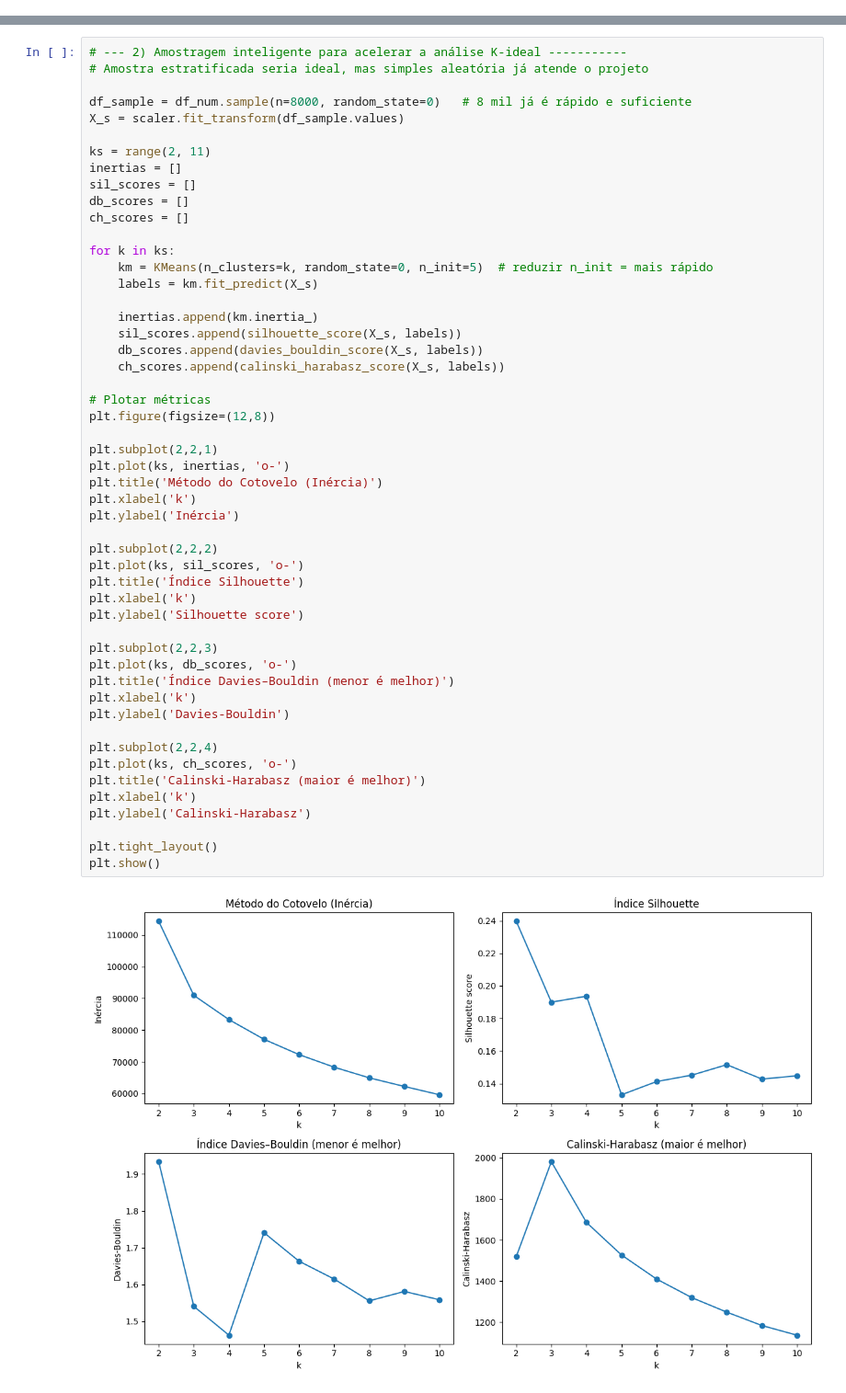
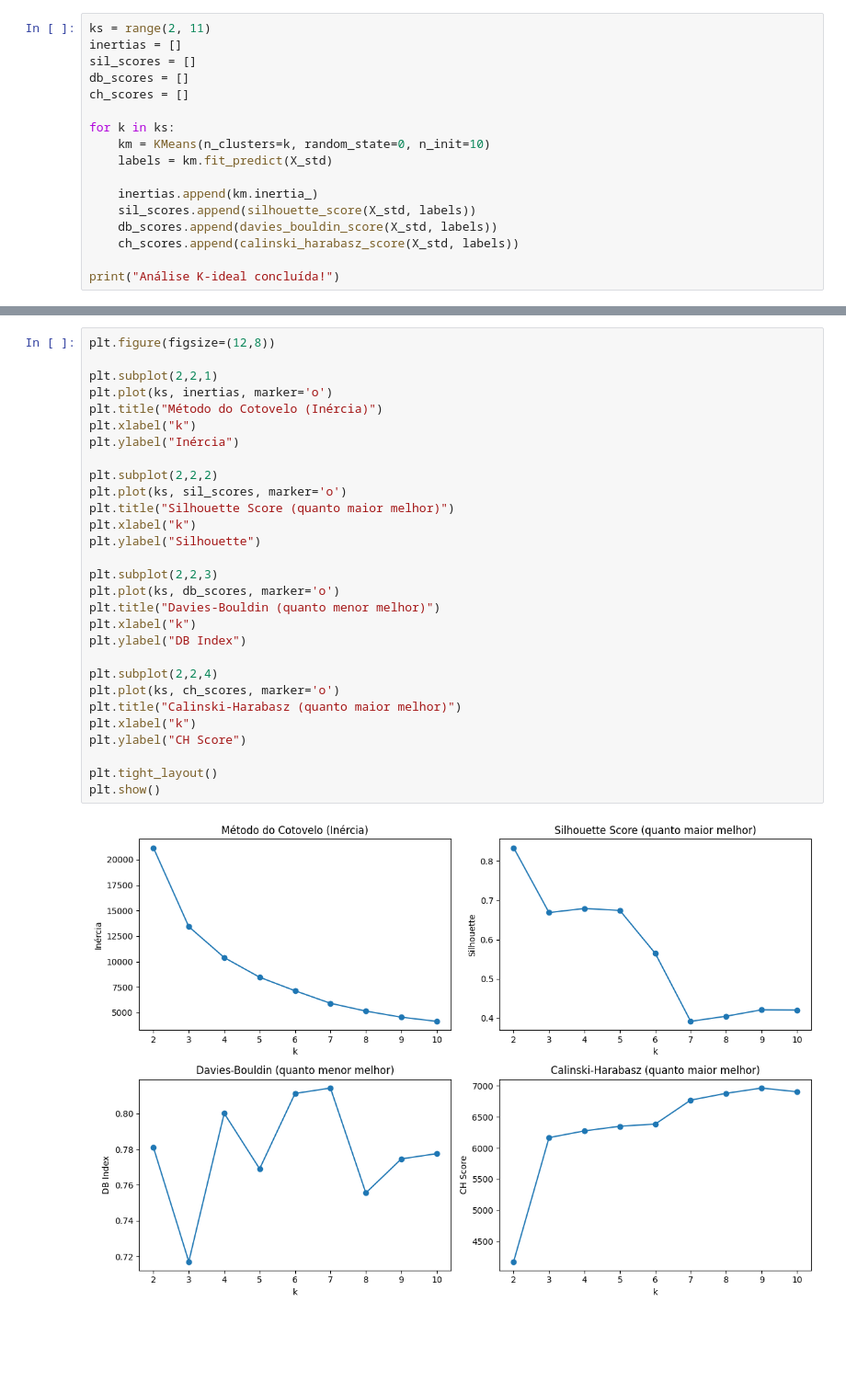
Before and after one commit to thiagorovari/Projeto2_CienciasDeDados, a Jupyter notebook: notebook2.ipynb, the cells around one changed output, grey strips where cells are left out. Shown: that part at 92% size. Cells and saved outputs as stored; diff of their text form; blank space fills up the shorter version.

```diff
--- a/notebook2.ipynb
+++ b/notebook2.ipynb
@@ -18,0 +30,17 @@ X_std = scaler.fit_transform(X)
+# %%
+ks = range(2, 11)
+inertias = []
+sil_scores = []
+db_scores = []
+ch_scores = []
+
+for k in ks:
+    km = KMeans(n_clusters=k, random_state=0, n_init=10)
+    labels = km.fit_predict(X_std)
+
+    inertias.append(km.inertia_)
+    sil_scores.append(silhouette_score(X_std, labels))
+    db_scores.append(davies_bouldin_score(X_std, labels))
+    ch_scores.append(calinski_harabasz_score(X_std, labels))
+
+print("Análise K-ideal concluída!")
@@ -19,53 +49,31 @@ X_std = scaler.fit_transform(X)
 # %%
-# --- 2) Amostragem inteligente para acelerar a análise K-ideal -----------
-# Amostra estratificada seria ideal, mas simples aleatória já atende o projeto
-
-df_sample = df_num.sample(n=8000, random_state=0)   # 8 mil já é rápido e suficiente
-X_s = scaler.fit_transform(df_sample.values)
-
-ks = range(2, 11)
-inertias = []
-sil_scores = []
-db_scores = []
-ch_scores = []
-
-for k in ks:
-    km = KMeans(n_clusters=k, random_state=0, n_init=5)  # reduzir n_init = mais rápido
-    labels = km.fit_predict(X_s)
-
-    inertias.append(km.inertia_)
-    sil_scores.append(silhouette_score(X_s, labels))
-    db_scores.append(davies_bouldin_score(X_s, labels))
-    ch_scores.append(calinski_harabasz_score(X_s, labels))
-
-# Plotar métricas
 plt.figure(figsize=(12,8))
 
 plt.subplot(2,2,1)
-plt.plot(ks, inertias, 'o-')
-plt.title('Método do Cotovelo (Inércia)')
-plt.xlabel('k')
-plt.ylabel('Inércia')
+plt.plot(ks, inertias, marker='o')
+plt.title("Método do Cotovelo (Inércia)")
+plt.xlabel("k")
+plt.ylabel("Inércia")
 
 plt.subplot(2,2,2)
-plt.plot(ks, sil_scores, 'o-')
-plt.title('Índice Silhouette')
-plt.xlabel('k')
-plt.ylabel('Silhouette score')
+plt.plot(ks, sil_scores, marker='o')
+plt.title("Silhouette Score (quanto maior melhor)")
+plt.xlabel("k")
+plt.ylabel("Silhouette")
 
 plt.subplot(2,2,3)
-plt.plot(ks, db_scores, 'o-')
-plt.title('Índice Davies–Bouldin (menor é melhor)')
-plt.xlabel('k')
-plt.ylabel('Davies-Bouldin')
+plt.plot(ks, db_scores, marker='o')
+plt.title("Davies-Bouldin (quanto menor melhor)")
+plt.xlabel("k")
+plt.ylabel("DB Index")
 
 plt.subplot(2,2,4)
-plt.plot(ks, ch_scores, 'o-')
-plt.title('Calinski-Harabasz (maior é melhor)')
-plt.xlabel('k')
-plt.ylabel('Calinski-Harabasz')
+plt.plot(ks, ch_scores, marker='o')
+plt.title("Calinski-Harabasz (quanto maior melhor)")
+plt.xlabel("k")
+plt.ylabel("CH Score")
 
 plt.tight_layout()
 plt.show()
 # %% [output]
-[figure, old version]
+[figure, new version]
```
Also changed, not shown: parts of 7 cells of this notebook.
